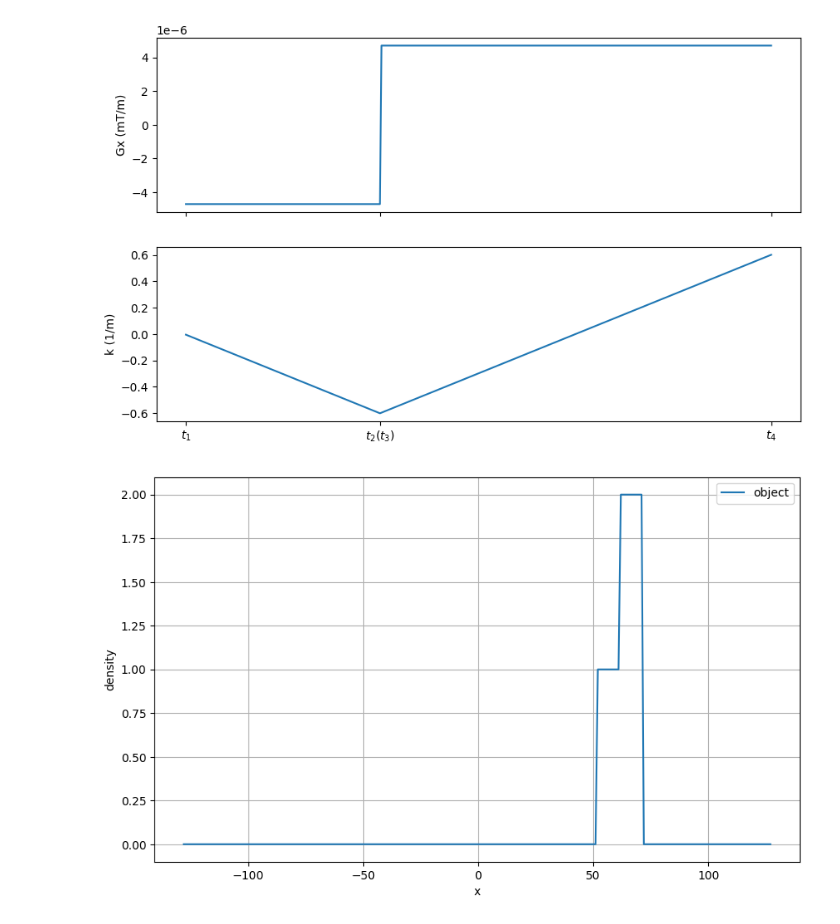
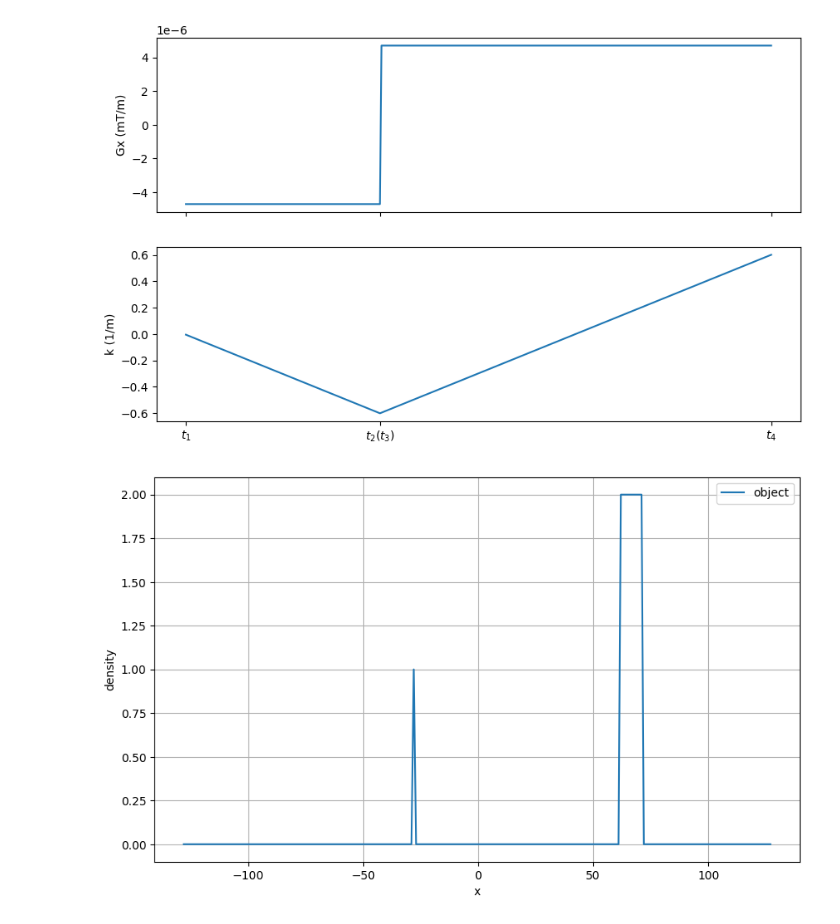
Before and after one commit to chongfengling/MRI-pulse-sequence-optimization, a Jupyter notebook: src/simulator.ipynb, the cells around one changed output. Saved outputs shown, nothing was run; the diff lists cells and outputs as text; code cells hidden in the pictures.

```diff
--- a/src/simulator.ipynb
+++ b/src/simulator.ipynb
@@ -49,14 +49,14 @@ ax2.set_xticklabels(['$t_1$', r'$t_2 (t_3)$', r'$t_4$'])
 # %%
 # create object
 density = np.zeros(len(x_axis))
-density[180:190] = 1
+density[100] = 1
 density[190:200] = 2
 
 plt.figure(figsize=(10, 6))
 plt.plot(x_axis, density, '-', label='object')
 plt.legend()
 plt.xlabel('x')
 plt.ylabel('density')
 plt.grid()
 # %% [output]
-[figure, old version]
+[figure, new version]
```
Also changed, not shown: parts of 8 cells of this notebook.
